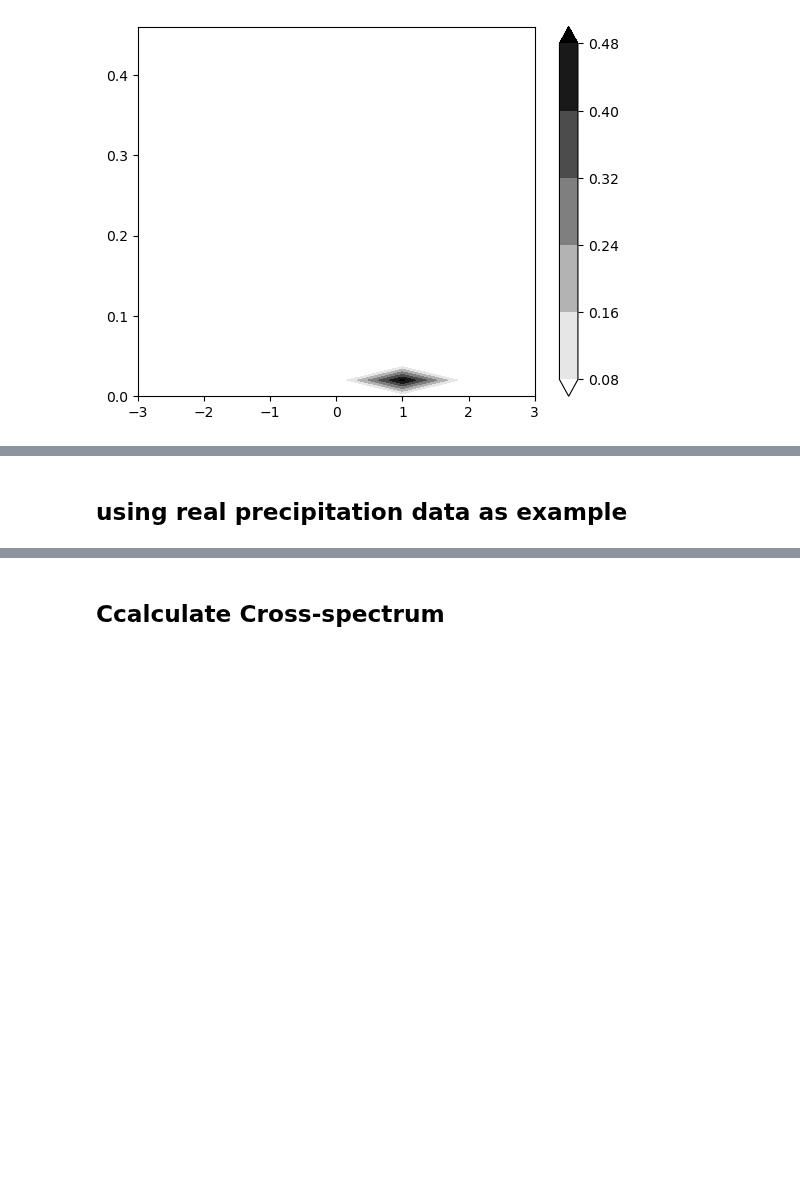
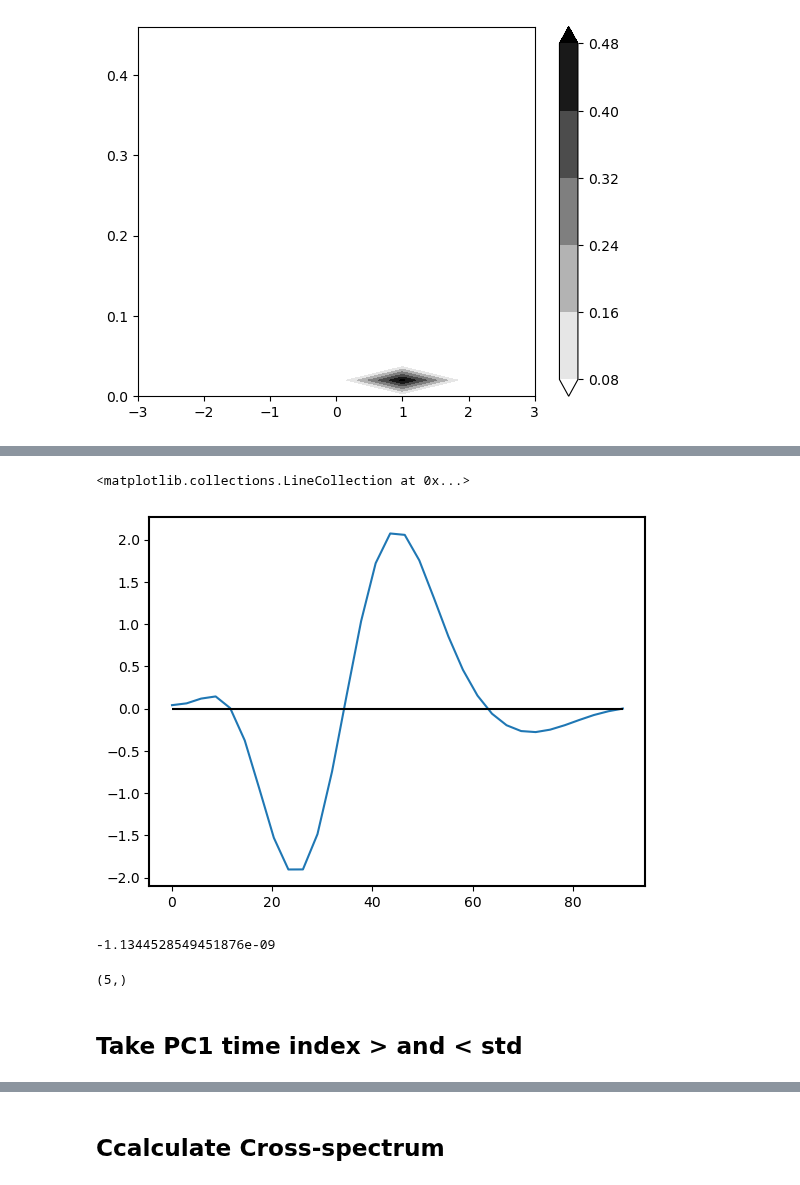
Before and after one commit to PeterChang1023/Moist_Dycore, a Jupyter notebook: IdealizeSpetral.jl/exp/HSt42/Jo_Jo_Dycore_Master_4.ipynb, the cells around one changed output, grey strips where cells are left out. Saved outputs shown, nothing was run; the diff lists cells and outputs as text; code cells hidden in the pictures; blank space fills up the shorter version.

```diff
--- a/IdealizeSpetral.jl/exp/HSt42/Jo_Jo_Dycore_Master_4.ipynb
+++ b/IdealizeSpetral.jl/exp/HSt42/Jo_Jo_Dycore_Master_4.ipynb
@@ -480,2 +753,20 @@ tmp_filter_n.shape
+# %%
+plt.figure()
+plt.plot(np.linspace(0,90,32), EOF1_all[0]/EOF1_all[0].std() )
+plt.hlines(y=0, xmin=0, xmax=90, color="Black")
+# %% [output]
+<matplotlib.collections.LineCollection at 0x...>
+[figure, added]
+# %%
+EOF1_dry = EOF1_all[0,0:5]
+
+test = np.dot(dmdy[5,5:], EOF1_dry)
+print(test)
+# %% [output]
+-1.1344528549451876e-09
+# %%
+EOF1_dry.shape
+# %% [output]
+(5,)
 # %% [markdown]
-## using real precipitation data as example
+## Take PC1 time index > and < std
```
Also changed, not shown: parts of 22 cells of this notebook.
